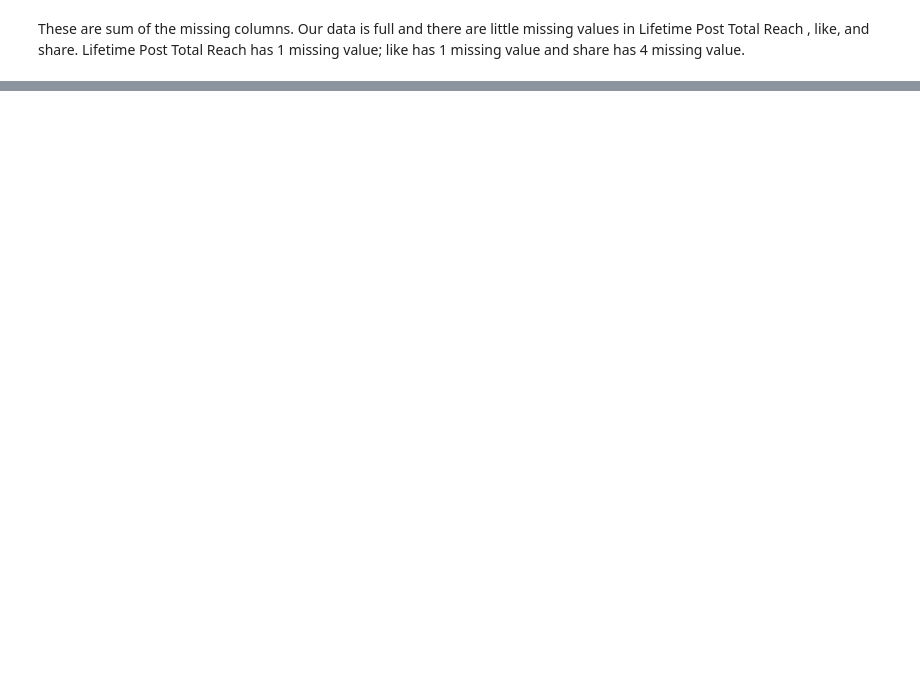
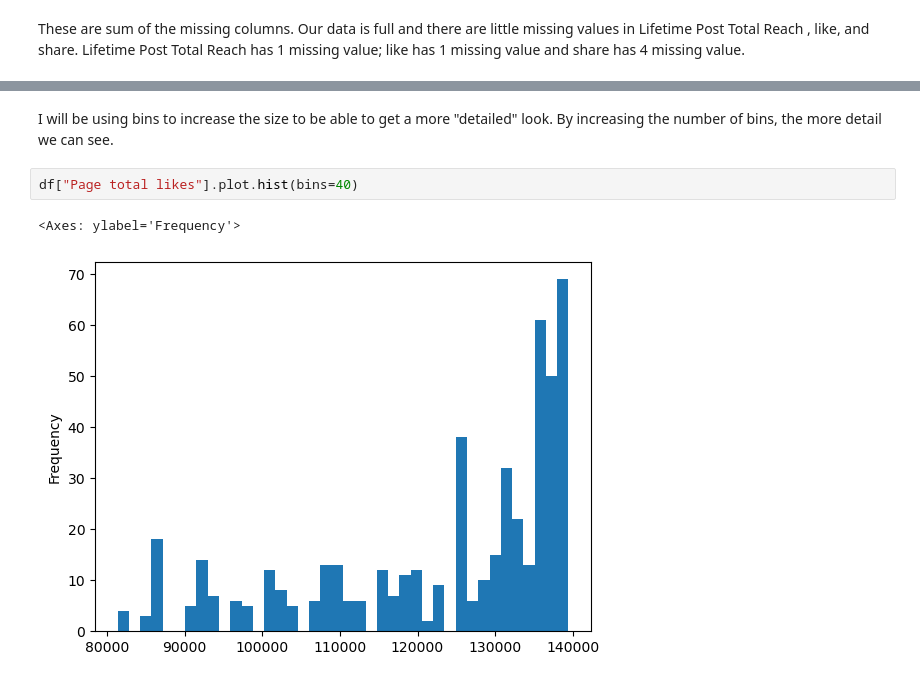
Before and after one commit to adesoyee/Facebook_Metrics, a Jupyter notebook: Facebook EDA.ipynb, the cells around one changed output, grey strips where cells are left out. Cells and saved outputs as stored; diff of their text form; blank space fills up the shorter version.

```diff
--- a/Facebook EDA.ipynb
+++ b/Facebook EDA.ipynb
@@ -352,0 +435,7 @@ dtype: int64
+# %% [markdown]
+I will be using bins to increase the size to be able to get a more "detailed" look. By increasing the number of bins, the more detail we can see.
+# %%
+df["Page total likes"].plot.hist(bins=40)
+# %% [output]
+<Axes: ylabel='Frequency'>
+[figure, added]
```
Also changed, not shown: parts of 22 cells of this notebook.
